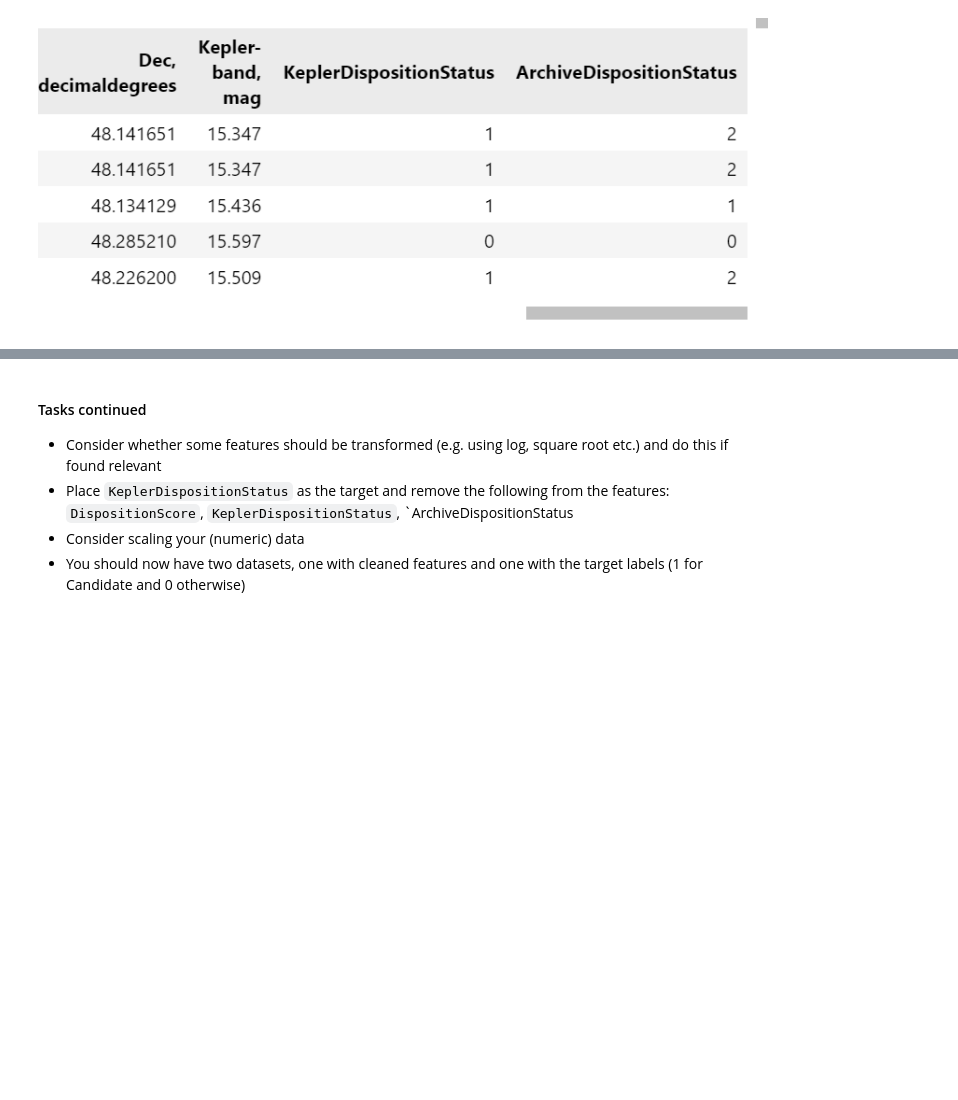
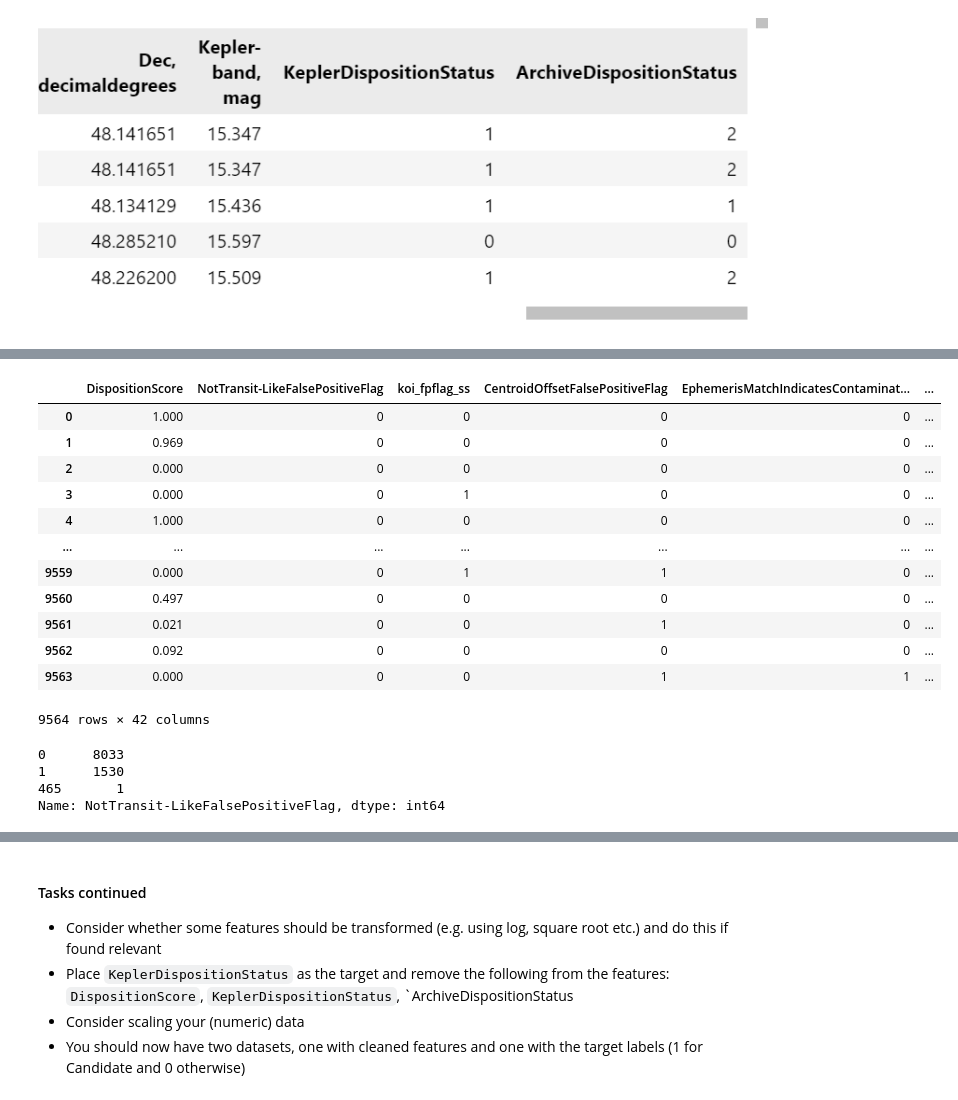
Before and after one commit to michaelbui99/mal-assignment-2, a Jupyter notebook: 2. Preprocessing and Feature Engineering - Detecting Exoplanets.ipynb, the cells around one changed output, grey strips where cells are left out. Cells and saved outputs as stored; diff of their text form; code cells hidden in the pictures; blank space fills up the shorter version.

```diff
--- a/2. Preprocessing and Feature Engineering - Detecting Exoplanets.ipynb
+++ b/2. Preprocessing and Feature Engineering - Detecting Exoplanets.ipynb
@@ -393,3 +401,11 @@ Name: count, dtype: int64
 -  The values of `ExoplanetArchiveDisposition` and `ExoplanetArchiveDisposition` are categorical and if they are to act like labels, you should change them. Change them as follows: 'FALSE POSITIVE' values is assigned a numerical value of `0`, 'CANDIDATE' assigned `1`, and 'CONFIRMED' a `2`. Same assignment in both features. The easiest way is to create two new features, call them `KeplerDispositionStatus` and `ArchiveDispositionStatus`, and then drop the originalæ features. It will look something like this (the last couple of columns in the new dataframe):
 # %% [markdown]
 ![image.png](attachment:image.png)
+# %%
+exoplanet_df_copy = exoplanet_df.copy()
+# %%
+labels= exoplanet_df_copy[['DispositionUsingKeplerData', 'ExoplanetArchiveDisposition']]
+features= exoplanet_df_copy.drop(columns=['DispositionUsingKeplerData', 'ExoplanetArchiveDisposition'], axis=1, inplace=False)
+
+features_to_remove = info_df[info_df['Missing Ratio'] == 1].index.values.tolist()
+features_to_remove
@@ -395,0 +435,25 @@ Name: count, dtype: int64
+# %%
+# We are removing obvious features that should not be in the model - ID's, names etc.
+features = features.drop(columns=['KepID', 'KOIName', 'KeplerName'])
+features
+# %% [output]
+|  | DispositionScore | NotTransit-LikeFalsePositiveFlag | koi_fpflag_ss | CentroidOffsetFalsePositiveFlag | EphemerisMatchIndicatesContaminat... | ... |
+| 0 | 1.000 | 0 | 0 | 0 | 0 | ... |
+| 1 | 0.969 | 0 | 0 | 0 | 0 | ... |
+| 2 | 0.000 | 0 | 0 | 0 | 0 | ... |
+| 3 | 0.000 | 0 | 1 | 0 | 0 | ... |
+| 4 | 1.000 | 0 | 0 | 0 | 0 | ... |
+| ... | ... | ... | ... | ... | ... | ... |
+| 9559 | 0.000 | 0 | 1 | 1 | 0 | ... |
+| 9560 | 0.497 | 0 | 0 | 0 | 0 | ... |
+| 9561 | 0.021 | 0 | 0 | 1 | 0 | ... |
+| 9562 | 0.092 | 0 | 0 | 0 | 0 | ... |
+| 9563 | 0.000 | 0 | 0 | 1 | 1 | ... |
+9564 rows × 42 columns
+# %%
+features['NotTransit-LikeFalsePositiveFlag'].value_counts()
+# %% [output]
+0      8033
+1      1530
+465       1
+Name: NotTransit-LikeFalsePositiveFlag, dtype: int64
```
Also changed, not shown: parts of 16 cells of this notebook.
